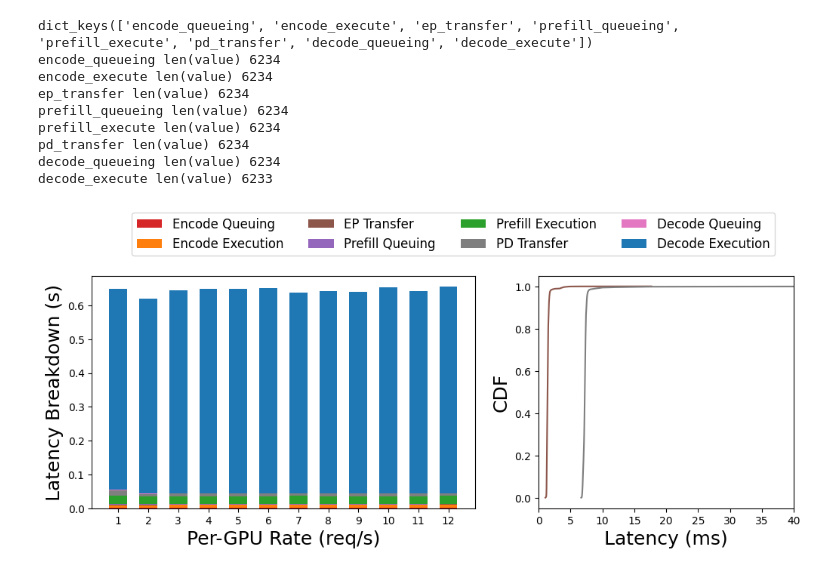
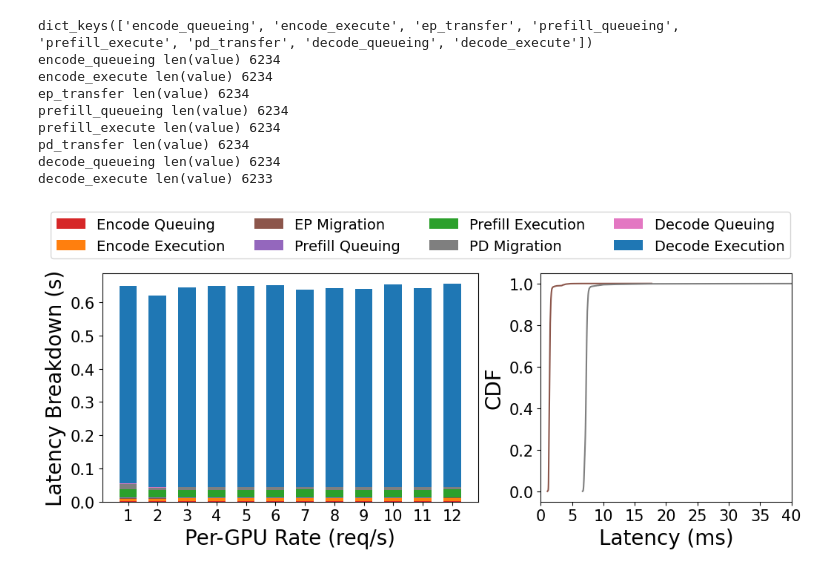
Before and after one commit to dongxianzhe/hydrainfer, a Jupyter notebook: evaluation/slo_attainment/plot_latency_breakdown.ipynb, the cells around one changed output. Saved outputs shown, nothing was run; the diff lists cells and outputs as text; code cells hidden in the pictures.

Commit message:
misc: fix all plot scripts.

```diff
--- a/evaluation/slo_attainment/plot_latency_breakdown.ipynb
+++ b/evaluation/slo_attainment/plot_latency_breakdown.ipynb
@@ -131,44 +131,52 @@ colors = plt.get_cmap('tab10').colors
 stages = [
     (encode_queueing,  colors[3], 'Encode Queuing'),
     (encode_execute,   colors[1], 'Encode Execution'),
-    (ep_transfer,      colors[5], 'EP Transfer'),
+    (ep_transfer,      colors[5], 'EP Migration'),
     (prefill_queueing, colors[4], 'Prefill Queuing'),
     (prefill_execute,  colors[2], 'Prefill Execution'),
-    (pd_transfer,      colors[7], 'PD Transfer'),
+    (pd_transfer,      colors[7], 'PD Migration'),
     (decode_queueing,  colors[6], 'Decode Queuing'),
     (decode_execute,   colors[0], 'Decode Execution'),
 ]
 
 fig, (ax1, ax2) = plt.subplots(1, 2, figsize=(12, 4), gridspec_kw={'width_ratios': [3, 2]})
 plt.subplots_adjust(wspace=0.2)
 
 bottom = np.zeros(len(x))
 for values, color, label in stages:
     ax1.bar(x, values, width, bottom=bottom, color=color, label=label)
     bottom += np.array(values)
 
-fontsize=18
+fontsize=20
 ax1.set_xticks(x)
-ax1.set_xticklabels(x_labels)
+ax1.set_xticklabels(x_labels, fontsize=fontsize-6)
 ax1.set_ylabel("Latency Breakdown (s)", fontsize=fontsize)
 ax1.set_xlabel("Per-GPU Rate (req/s)", fontsize=fontsize)
-ax1.legend(loc='upper right', bbox_to_anchor=(1.8, 1.3), ncol=4, fontsize=fontsize-6)
+ax1.legend(loc='upper right', bbox_to_anchor=(1.85, 1.3), ncol=4, fontsize=fontsize-6)
+for label in ax1.get_xticklabels():
+    label.set_fontsize(fontsize - 5)
+for label in ax1.get_yticklabels():
+    label.set_fontsize(fontsize - 5)
 
 for values, label, color in [
-    (cdf_data.ep_transfer, 'EP Transfer', colors[5]),
-    (cdf_data.pd_transfer, 'PD Transfer', colors[7]),
+    (cdf_data.ep_transfer, 'EP Migration', colors[5]),
+    (cdf_data.pd_transfer, 'PD Migration', colors[7]),
 ]:
     sorted_vals = np.sort(values)
     cdf = np.arange(1, len(sorted_vals) + 1) / len(sorted_vals)
     ax2.plot(sorted_vals, cdf, linestyle='-', label=label, color=color)
 
 ax2.set_xlim(0, 0.04)
 ax2.set_xticks(ax2.get_xticks())
 ax2.set_xticklabels([f'{tick*1000:.0f}' for tick in ax2.get_xticks()])
 ax2.set_xlabel("Latency (ms)", fontsize=fontsize)
 ax2.set_ylabel("CDF", fontsize=fontsize)
 ax2.grid(False)
+for label in ax2.get_xticklabels():
+    label.set_fontsize(fontsize - 5)
+for label in ax2.get_yticklabels():
+    label.set_fontsize(fontsize - 5)
 
 fig.savefig(os.path.join(figures_dir, f"latency_breakdown.pdf"), bbox_inches="tight")
 # %% [output]
-[figure, old version]
+[figure, new version]
```
Also changed, not shown: 4 other files.
